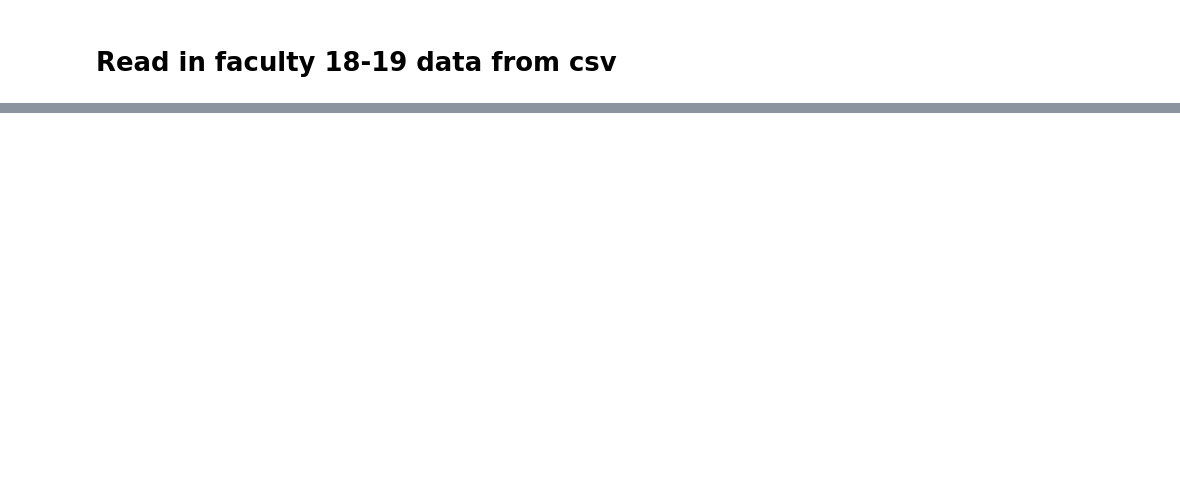
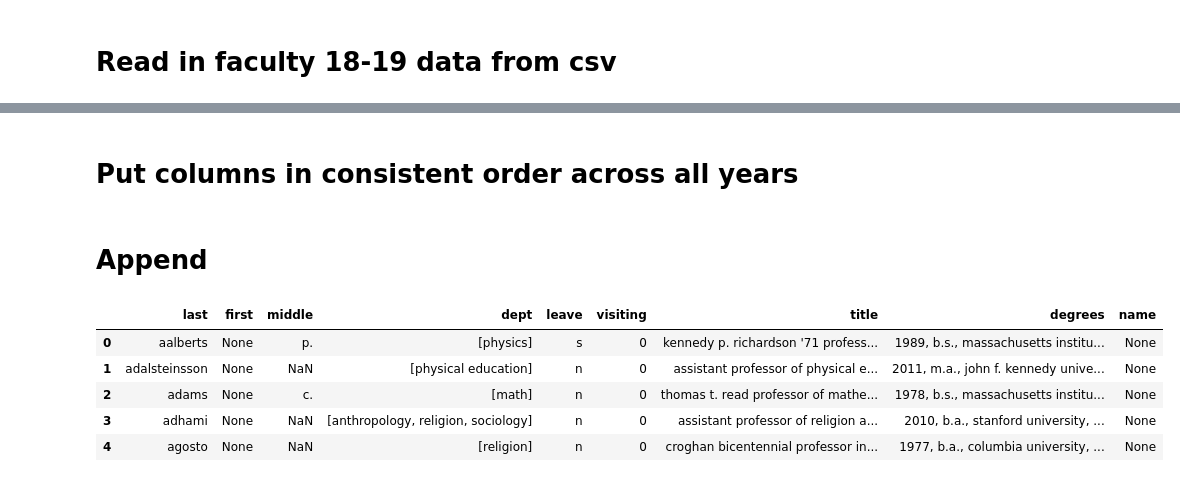
Before and after one commit to lrm15/faculty_retention, a Jupyter notebook: combine_data.ipynb, the cells around one changed output, grey strips where cells are left out. Saved outputs shown, nothing was run; the diff lists cells and outputs as text; code cells hidden in the pictures; blank space fills up the shorter version.

```diff
--- a/combine_data.ipynb
+++ b/combine_data.ipynb
@@ -97,0 +1071,34 @@ df19['visiting'] = visiting
+# %% [markdown]
+# Put columns in consistent order across all years
+# %%
+# desired order: [last, first, middle, dept, leave, visiting, title, degrees, name]
+
+df21 = df21.reindex(columns=['last', 'first', 'middle', 'dept', 'leave', 'visiting', 'title', 'degrees', 'name'])
+df20 = df20.reindex(columns=['last', 'first', 'middle', 'dept', 'leave', 'visiting', 'title', 'degrees', 'name'])
+df19 = df19.reindex(columns=['last', 'first', 'middle', 'dept', 'leave', 'visiting', 'title', 'degrees', 'name'])
+df18 = df18.reindex(columns=['last', 'first', 'middle', 'dept', 'leave', 'visiting', 'title', 'degrees', 'name'])
+df17 = df17.reindex(columns=['last', 'first', 'middle', 'dept', 'leave', 'visiting', 'title', 'degrees', 'name'])
+df16 = df16.reindex(columns=['last', 'first', 'middle', 'dept', 'leave', 'visiting', 'title', 'degrees', 'name'])
+df15 = df15.reindex(columns=['last', 'first', 'middle', 'dept', 'leave', 'visiting', 'title', 'degrees', 'name'])
+df14 = df14.reindex(columns=['last', 'first', 'middle', 'dept', 'leave', 'visiting', 'title', 'degrees', 'name'])
+df13 = df13.reindex(columns=['last', 'first', 'middle', 'dept', 'leave', 'visiting', 'title', 'degrees', 'name'])
+df12 = df12.reindex(columns=['last', 'first', 'middle', 'dept', 'leave', 'visiting', 'title', 'degrees', 'name'])
+df11 = df11.reindex(columns=['last', 'first', 'middle', 'dept', 'leave', 'visiting', 'title', 'degrees', 'name'])
+df10 = df10.reindex(columns=['last', 'first', 'middle', 'dept', 'leave', 'visiting', 'title', 'degrees', 'name'])
+df9 = df9.reindex(columns=['last', 'first', 'middle', 'dept', 'leave', 'visiting', 'title', 'degrees', 'name'])
+df8 = df8.reindex(columns=['last', 'first', 'middle', 'dept', 'leave', 'visiting', 'title', 'degrees', 'name'])
+df7 = df7.reindex(columns=['last', 'first', 'middle', 'dept', 'leave', 'visiting', 'title', 'degrees', 'name'])
+# %% [markdown]
+# Append
+# %%
+df1 = df21.head()
+df2 = df20.head()
+# %%
+df1
+# %% [output]
+|  | last | first | middle | dept | leave | visiting | title | degrees | name |
+| 0 | aalberts | None | p. | [physics] | s | 0 | kennedy p. richardson '71 profess... | 1989, b.s., massachusetts institu... | None |
+| 1 | adalsteinsson | None | NaN | [physical education] | n | 0 | assistant professor of physical e... | 2011, m.a., john f. kennedy unive... | None |
+| 2 | adams | None | c. | [math] | n | 0 | thomas t. read professor of mathe... | 1978, b.s., massachusetts institu... | None |
+| 3 | adhami | None | NaN | [anthropology, religion, sociology] | n | 0 | assistant professor of religion a... | 2010, b.a., stanford university, ... | None |
+| 4 | agosto | None | NaN | [religion] | n | 0 | croghan bicentennial professor in... | 1977, b.a., columbia university, ... | None |
```
Also changed, not shown: parts of 46 cells of this notebook, 4 other files.
